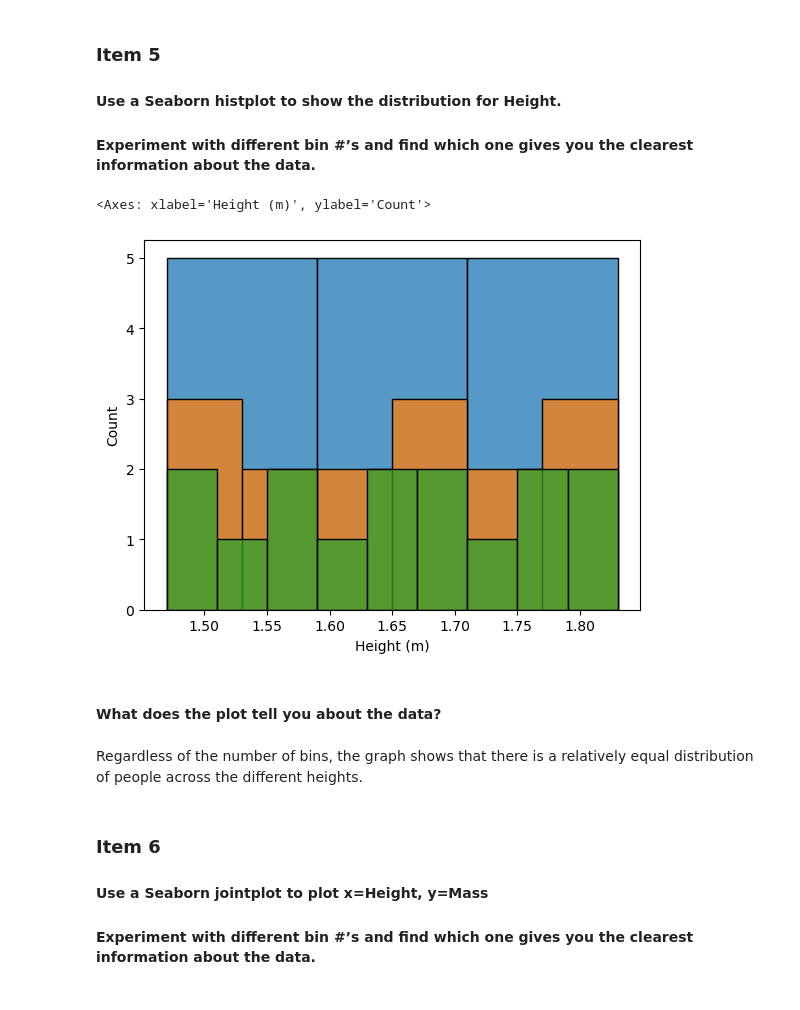
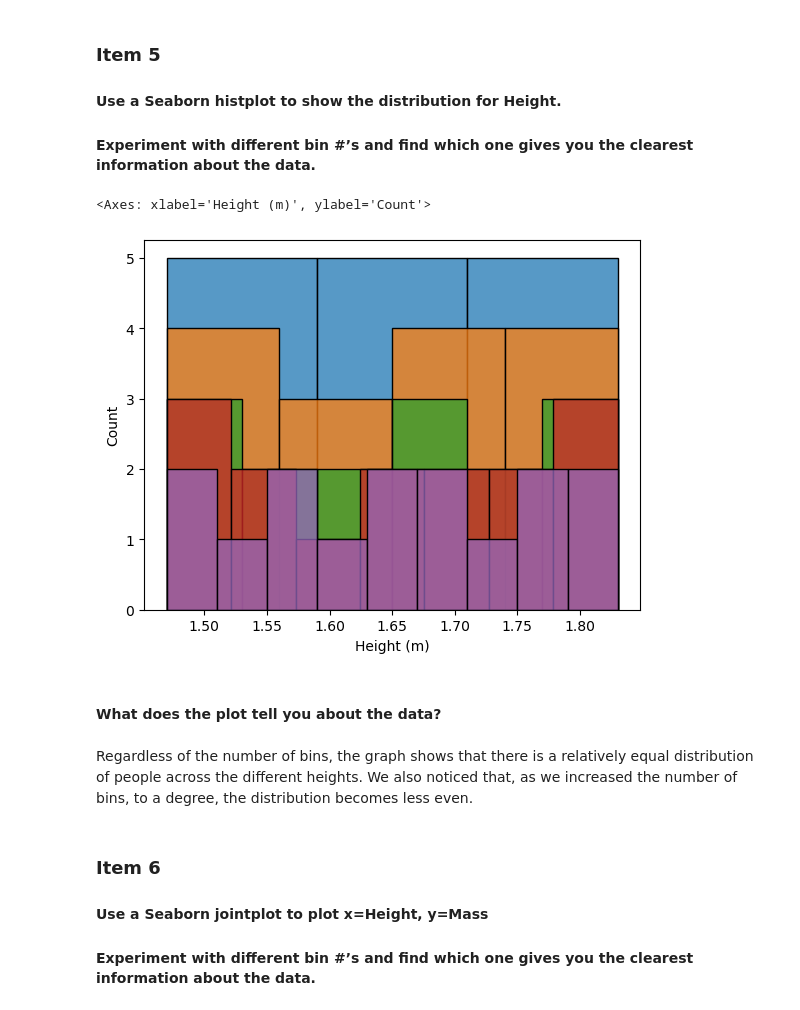
Before and after one commit to Icewav3/Comp-2040_CaseStudy1, a Jupyter notebook: CaseStudy.ipynb, the cells around one changed output. Cells and saved outputs as stored; diff of their text form; code cells hidden in the pictures.

```diff
--- a/CaseStudy.ipynb
+++ b/CaseStudy.ipynb
@@ -68,15 +72,17 @@ of the spectrum compared to the lighter side. Also, based on the plot, more than
 #### Experiment with different bin #’s and find which one gives you the clearest information about the data.
 # %%
 sns.histplot(people, x='Height (m)', bins=3)
+sns.histplot(people, x='Height (m)', bins=4)
 sns.histplot(people, x='Height (m)', bins=6)
+sns.histplot(people, x='Height (m)', bins=7)
 sns.histplot(people, x='Height (m)', bins=9)
 # %% [output]
 <Axes: xlabel='Height (m)', ylabel='Count'>
-[figure, old version]
+[figure, new version]
 # %% [markdown]
 #### What does the plot tell you about the data?
 # %% [markdown]
-Regardless of the number of bins, the graph shows that there is a relatively equal distribution of people across the different heights.
+Regardless of the number of bins, the graph shows that there is a relatively equal distribution of people across the different heights. We also noticed that, as we increased the number of bins, to a degree, the distribution becomes less even.
 # %% [markdown]
 ### Item 6
 #### Use a Seaborn jointplot to plot x=Height, y=Mass
```
Also changed, not shown: parts of 12 cells of this notebook.
